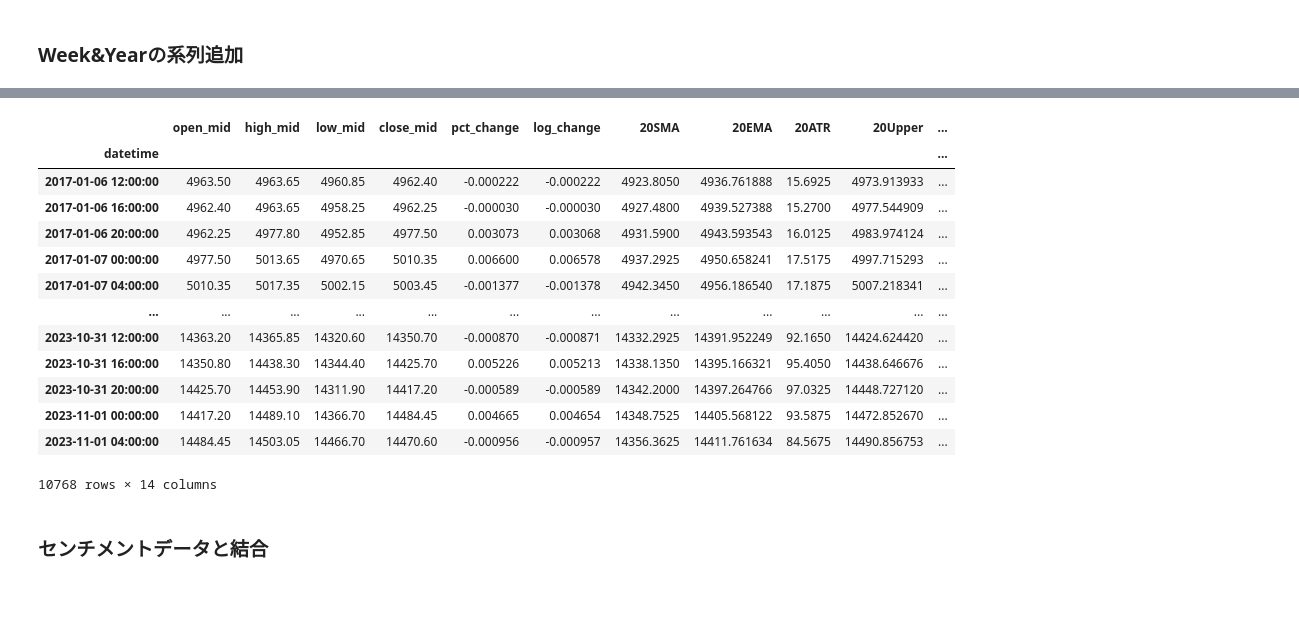
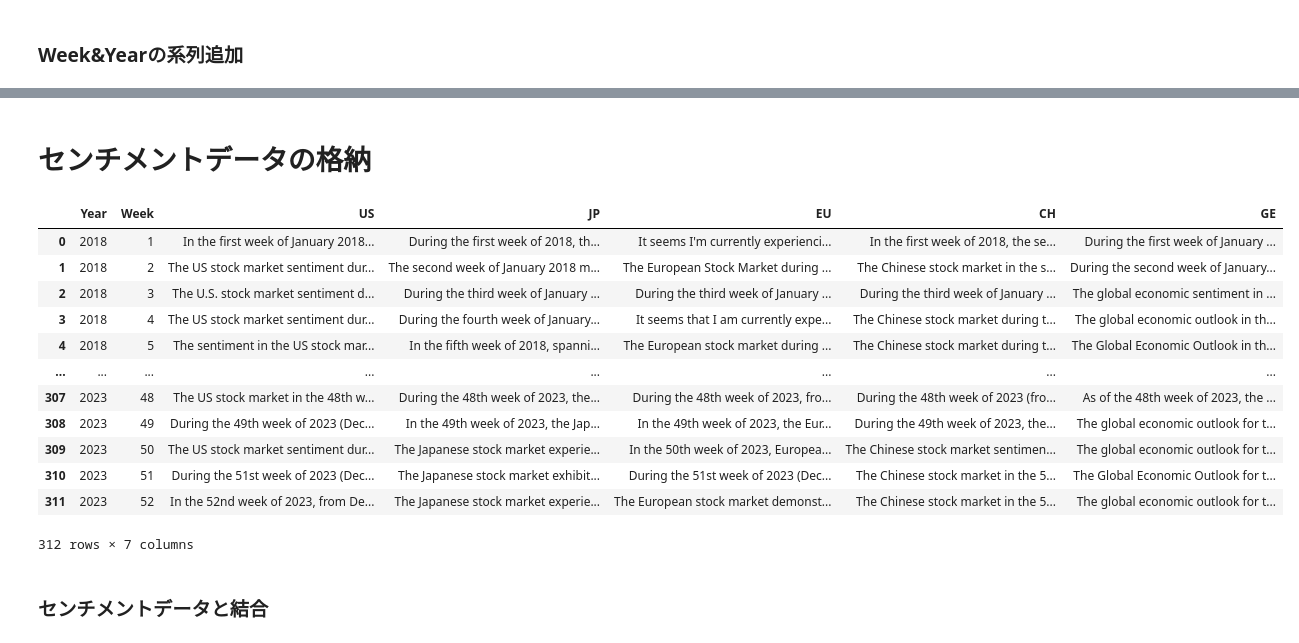
Before and after one commit to Byo0923/World_mode_G30, a Jupyter notebook: create_technical_data.ipynb, the cells around one changed output, grey strips where cells are left out. Drawn from its saved outputs; the diff is of its cells as text; code cells hidden in the pictures; blank space fills up the shorter version.

```diff
--- a/create_technical_data.ipynb
+++ b/create_technical_data.ipynb
@@ -123,20 +139,65 @@ data_4h.loc[data_4h['Week']==0, 'Week'] = 52
-# %%
-data_4h
-# %% [output]
-|  | open_mid | high_mid | low_mid | close_mid | pct_change | log_change | 20SMA | 20EMA | 20ATR | 20Upper | ... |
-| datetime |  |  |  |  |  |  |  |  |  |  | ... |
-| 2017-01-06 12:00:00 | 4963.50 | 4963.65 | 4960.85 | 4962.40 | -0.000222 | -0.000222 | 4923.8050 | 4936.761888 | 15.6925 | 4973.913933 | ... |
-| 2017-01-06 16:00:00 | 4962.40 | 4963.65 | 4958.25 | 4962.25 | -0.000030 | -0.000030 | 4927.4800 | 4939.527388 | 15.2700 | 4977.544909 | ... |
-| 2017-01-06 20:00:00 | 4962.25 | 4977.80 | 4952.85 | 4977.50 | 0.003073 | 0.003068 | 4931.5900 | 4943.593543 | 16.0125 | 4983.974124 | ... |
-| 2017-01-07 00:00:00 | 4977.50 | 5013.65 | 4970.65 | 5010.35 | 0.006600 | 0.006578 | 4937.2925 | 4950.658241 | 17.5175 | 4997.715293 | ... |
-| 2017-01-07 04:00:00 | 5010.35 | 5017.35 | 5002.15 | 5003.45 | -0.001377 | -0.001378 | 4942.3450 | 4956.186540 | 17.1875 | 5007.218341 | ... |
-| ... | ... | ... | ... | ... | ... | ... | ... | ... | ... | ... | ... |
-| 2023-10-31 12:00:00 | 14363.20 | 14365.85 | 14320.60 | 14350.70 | -0.000870 | -0.000871 | 14332.2925 | 14391.952249 | 92.1650 | 14424.624420 | ... |
-| 2023-10-31 16:00:00 | 14350.80 | 14438.30 | 14344.40 | 14425.70 | 0.005226 | 0.005213 | 14338.1350 | 14395.166321 | 95.4050 | 14438.646676 | ... |
-| 2023-10-31 20:00:00 | 14425.70 | 14453.90 | 14311.90 | 14417.20 | -0.000589 | -0.000589 | 14342.2000 | 14397.264766 | 97.0325 | 14448.727120 | ... |
-| 2023-11-01 00:00:00 | 14417.20 | 14489.10 | 14366.70 | 14484.45 | 0.004665 | 0.004654 | 14348.7525 | 14405.568122 | 93.5875 | 14472.852670 | ... |
-| 2023-11-01 04:00:00 | 14484.45 | 14503.05 | 14466.70 | 14470.60 | -0.000956 | -0.000957 | 14356.3625 | 14411.761634 | 84.5675 | 14490.856753 | ... |
-10768 rows × 14 columns
+# %% [markdown]
+# センチメントデータの格納
+# %%
+import os
+import pandas as pd
+
+# カテゴリを市場にマッピング
+category_mapping = {
+    'US Stock Market': 'US',
+    'Japanese Stock Market': 'JP',
+    'European Stock Market': 'EU',
+    'Chinese Stock Market': 'CH',
+    'Global Economic Outlook': 'GE'
+}
+
+# 初期化
+sentiment_data = pd.DataFrame(columns=['Year', 'Week', 'US', 'JP', 'EU', 'CH', 'GE'])
+
+for year in range(2018, 2024):
+    # ファイルを読み込む
+    for filename in os.listdir(f'data/text/{year}'):
+
+        if filename.endswith('.txt'):
+            # ファイル名から情報を抽出
+            name_parts = filename.split('_')
+            week = name_parts[1]
+            category = name_parts[2].replace('.txt', '')
+
+            category = category_mapping.get(category, category)
+            filename = f'data/text/{year}/{filename}'
+            # ファイルを開く
+            with open(filename, 'r', encoding='UTF-16') as file:
+                content = file.read().strip()
+
+            # データフレームに追加
+            if len(sentiment_data[(sentiment_data['Year'] == year) & (sentiment_data['Week'] == week)]) > 0:
+                sentiment_data.loc[(sentiment_data['Year'] == year) & (sentiment_data['Week'] == week), category] = content
+            else:
+                sentiment_data.loc[len(sentiment_data)] = {'Year': year, 'Week': week, category: content}
+
+# YearとWeekの小さい順に行を並び替え
+sentiment_data['Year'] = sentiment_data['Year'].astype(int)
+sentiment_data['Week'] = sentiment_data['Week'].astype(int)
+sentiment_data = sentiment_data.sort_values(['Year', 'Week'])
+
+# 行のインデックスをリセット
+sentiment_data = sentiment_data.reset_index(drop=True)
+sentiment_data
+# %% [output]
+|  | Year | Week | US | JP | EU | CH | GE |
+| 0 | 2018 | 1 | In the first week of January 2018... | During the first week of 2018, th... | It seems I'm currently experienci... | In the first week of 2018, the se... | During the first week of January ... |
+| 1 | 2018 | 2 | The US stock market sentiment dur... | The second week of January 2018 m... | The European Stock Market during ... | The Chinese stock market in the s... | During the second week of January... |
+| 2 | 2018 | 3 | The U.S. stock market sentiment d... | During the third week of January ... | During the third week of January ... | During the third week of January ... | The global economic sentiment in ... |
+| 3 | 2018 | 4 | The US stock market sentiment dur... | During the fourth week of January... | It seems that I am currently expe... | The Chinese stock market during t... | The global economic outlook in th... |
+| 4 | 2018 | 5 | The sentiment in the US stock mar... | In the fifth week of 2018, spanni... | The European stock market during ... | The Chinese stock market during t... | The Global Economic Outlook in th... |
+| ... | ... | ... | ... | ... | ... | ... | ... |
+| 307 | 2023 | 48 | The US stock market in the 48th w... | During the 48th week of 2023, the... | During the 48th week of 2023, fro... | During the 48th week of 2023 (fro... | As of the 48th week of 2023, the ... |
+| 308 | 2023 | 49 | During the 49th week of 2023 (Dec... | In the 49th week of 2023, the Jap... | In the 49th week of 2023, the Eur... | During the 49th week of 2023, the... | The global economic outlook for t... |
+| 309 | 2023 | 50 | The US stock market sentiment dur... | The Japanese stock market experie... | In the 50th week of 2023, Europea... | The Chinese stock market sentimen... | The global economic outlook for t... |
+| 310 | 2023 | 51 | During the 51st week of 2023 (Dec... | The Japanese stock market exhibit... | During the 51st week of 2023 (Dec... | The Chinese stock market in the 5... | The Global Economic Outlook for t... |
+| 311 | 2023 | 52 | In the 52nd week of 2023, from De... | The Japanese stock market experie... | The European stock market demonst... | The Chinese stock market in the 5... | The global economic outlook for t... |
+312 rows × 7 columns
 # %% [markdown]
 ### センチメントデータと結合
 # %%
```
Also changed, not shown: parts of 6 cells of this notebook, 8 other files.
